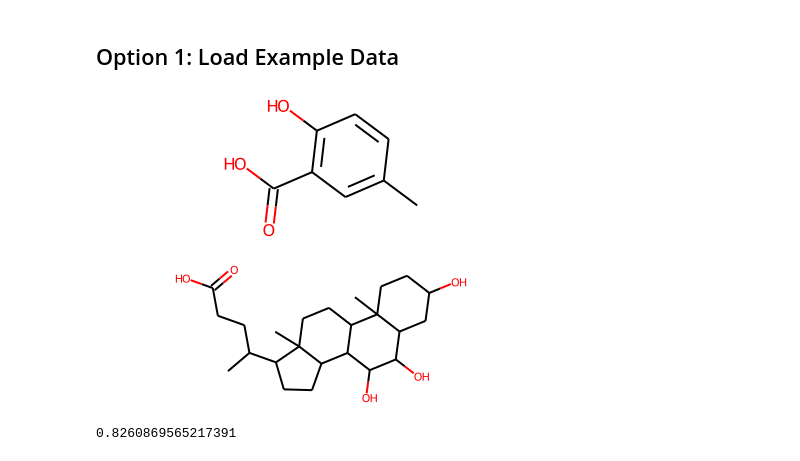
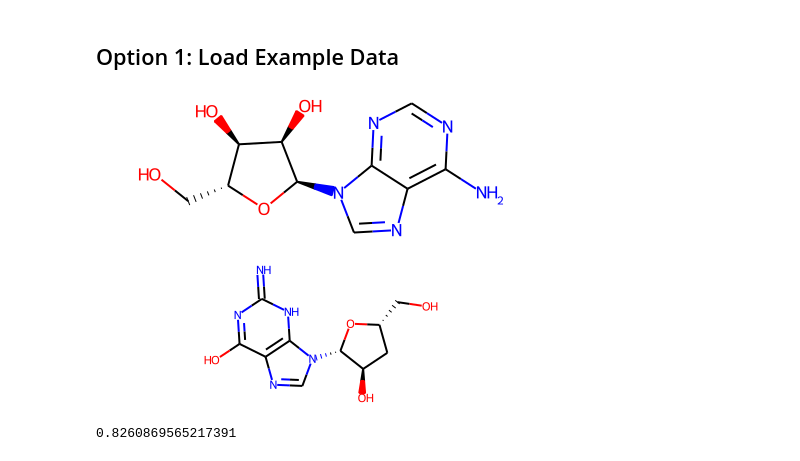
Before and after one commit to biorack/simile, a Jupyter notebook: simile-example.ipynb, the cells around one changed output. Saved outputs shown, nothing was run; the diff lists cells and outputs as text; code cells hidden in the pictures.

```diff
--- a/simile-example.ipynb
+++ b/simile-example.ipynb
@@ -36,13 +36,13 @@ for ex in ['1','5a','5b','5c']:
     mols.append(MolFromSmiles(df.iloc[0].smiles))
     mols.append(MolFromSmiles(df.iloc[1].smiles))
 # %%
-mols[0]
+mols[6]
 # %% [output]
-[figure, old version]
+[figure, new version]
 # %%
-mols[4]
+mols[7]
 # %% [output]
-[figure, old version]
+[figure, new version]
 # %%
 res = rdFMCS.FindMCS([mols[-1],mols[-2]],timeout=10,ringMatchesRingOnly=False)
 A = mols[-1].GetNumBonds()
```
Also changed, not shown: parts of 1 cell of this notebook.
